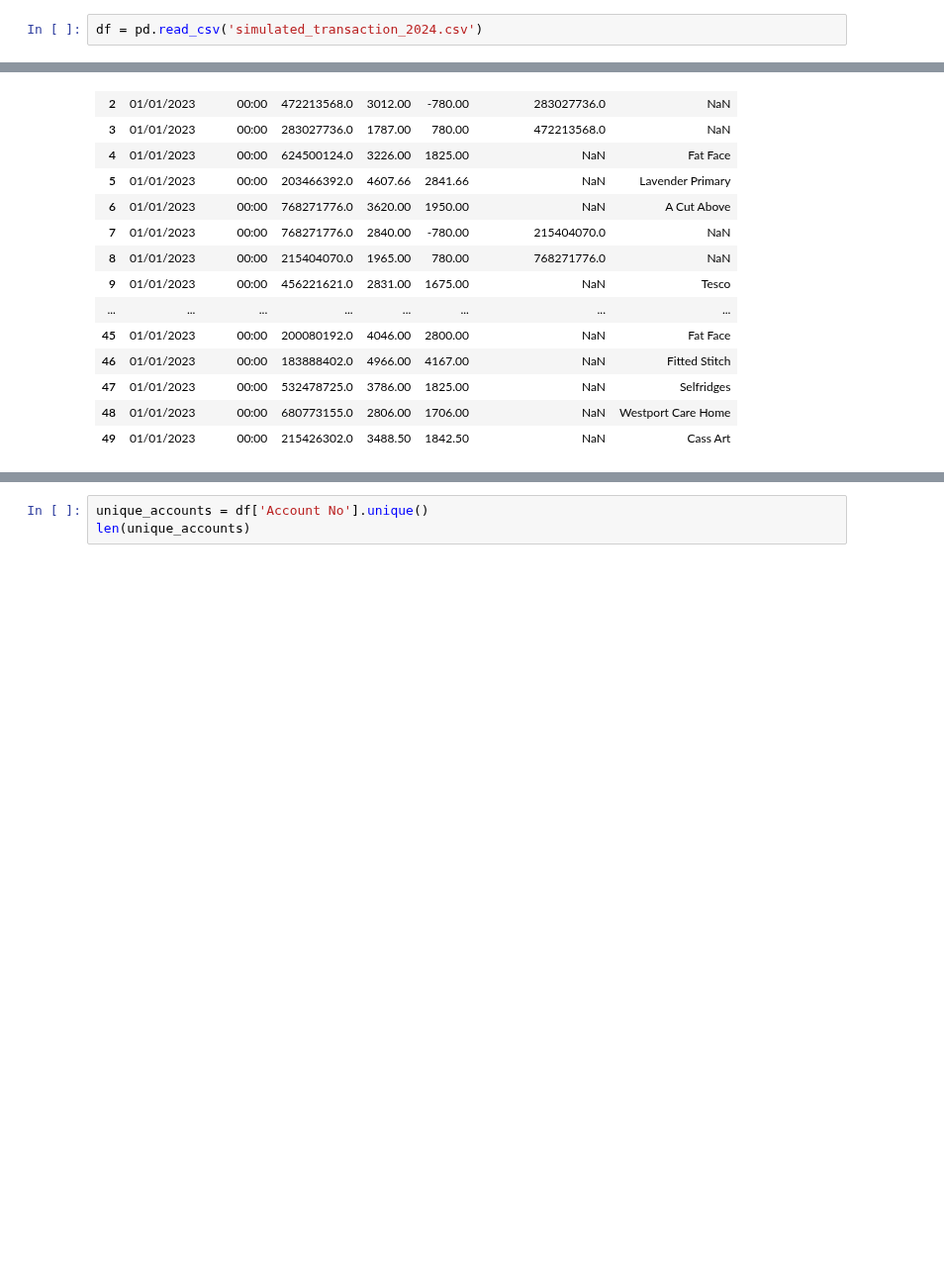
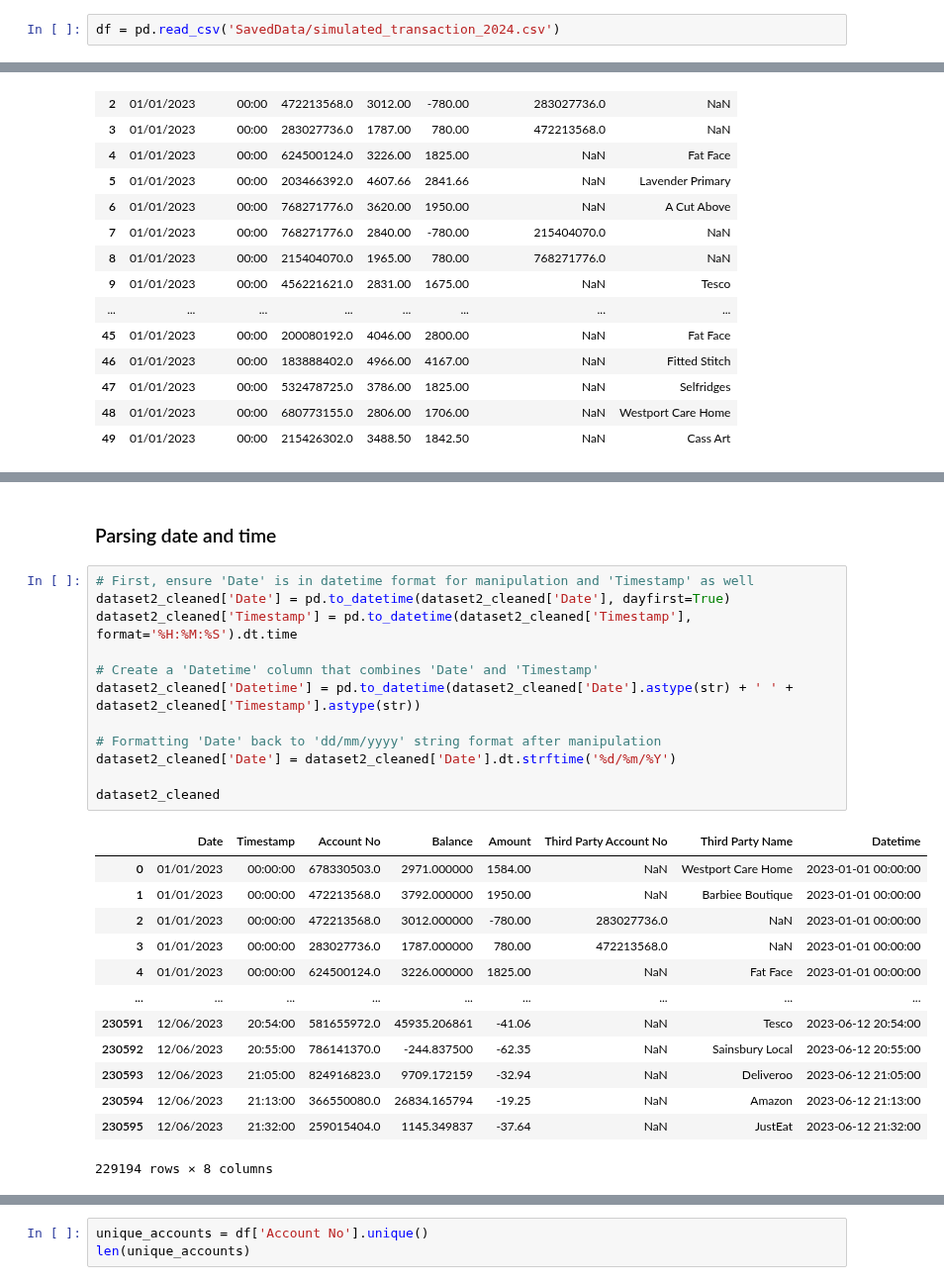
Before and after one commit to UoB-DSMP-2023-24/dsmp-2024-group27, a Jupyter notebook: Dataset2_EDA.ipynb, the cells around one changed output, grey strips where cells are left out. Shown at 99% size. Cells and saved outputs as stored; diff of their text form; blank space fills up the shorter version.

```diff
--- a/Dataset2_EDA.ipynb
+++ b/Dataset2_EDA.ipynb
@@ -4,5 +8,5 @@ import numpy as np
 # %%
-df = pd.read_csv('simulated_transaction_2024.csv')
+df = pd.read_csv('SavedData/simulated_transaction_2024.csv')
 # %%
 df.head(50)
 # %% [output]
@@ -25,0 +173,28 @@ df.head(50)
+# %% [markdown]
+### Parsing date and time
+# %%
+# First, ensure 'Date' is in datetime format for manipulation and 'Timestamp' as well
+dataset2_cleaned['Date'] = pd.to_datetime(dataset2_cleaned['Date'], dayfirst=True)
+dataset2_cleaned['Timestamp'] = pd.to_datetime(dataset2_cleaned['Timestamp'], format='%H:%M:%S').dt.time
+
+# Create a 'Datetime' column that combines 'Date' and 'Timestamp'
+dataset2_cleaned['Datetime'] = pd.to_datetime(dataset2_cleaned['Date'].astype(str) + ' ' + dataset2_cleaned['Timestamp'].astype(str))
+
+# Formatting 'Date' back to 'dd/mm/yyyy' string format after manipulation
+dataset2_cleaned['Date'] = dataset2_cleaned['Date'].dt.strftime('%d/%m/%Y')
+
+dataset2_cleaned
+# %% [output]
+|  | Date | Timestamp | Account No | Balance | Amount | Third Party Account No | Third Party Name | Datetime |
+| 0 | 01/01/2023 | 00:00:00 | 678330503.0 | 2971.000000 | 1584.00 | NaN | Westport Care Home | 2023-01-01 00:00:00 |
+| 1 | 01/01/2023 | 00:00:00 | 472213568.0 | 3792.000000 | 1950.00 | NaN | Barbiee Boutique | 2023-01-01 00:00:00 |
+| 2 | 01/01/2023 | 00:00:00 | 472213568.0 | 3012.000000 | -780.00 | 283027736.0 | NaN | 2023-01-01 00:00:00 |
+| 3 | 01/01/2023 | 00:00:00 | 283027736.0 | 1787.000000 | 780.00 | 472213568.0 | NaN | 2023-01-01 00:00:00 |
+| 4 | 01/01/2023 | 00:00:00 | 624500124.0 | 3226.000000 | 1825.00 | NaN | Fat Face | 2023-01-01 00:00:00 |
+| ... | ... | ... | ... | ... | ... | ... | ... | ... |
+| 230591 | 12/06/2023 | 20:54:00 | 581655972.0 | 45935.206861 | -41.06 | NaN | Tesco | 2023-06-12 20:54:00 |
+| 230592 | 12/06/2023 | 20:55:00 | 786141370.0 | -244.837500 | -62.35 | NaN | Sainsbury Local | 2023-06-12 20:55:00 |
+| 230593 | 12/06/2023 | 21:05:00 | 824916823.0 | 9709.172159 | -32.94 | NaN | Deliveroo | 2023-06-12 21:05:00 |
+| 230594 | 12/06/2023 | 21:13:00 | 366550080.0 | 26834.165794 | -19.25 | NaN | Amazon | 2023-06-12 21:13:00 |
+| 230595 | 12/06/2023 | 21:32:00 | 259015404.0 | 1145.349837 | -37.64 | NaN | JustEat | 2023-06-12 21:32:00 |
+229194 rows × 8 columns
```
Also changed, not shown: parts of 23 cells of this notebook, 7 other files.
